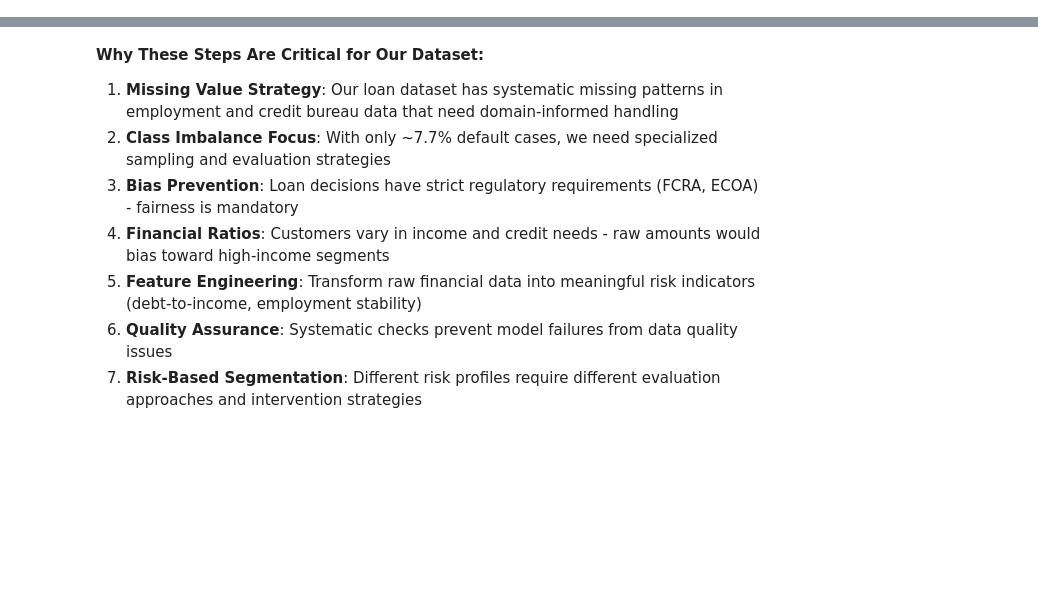
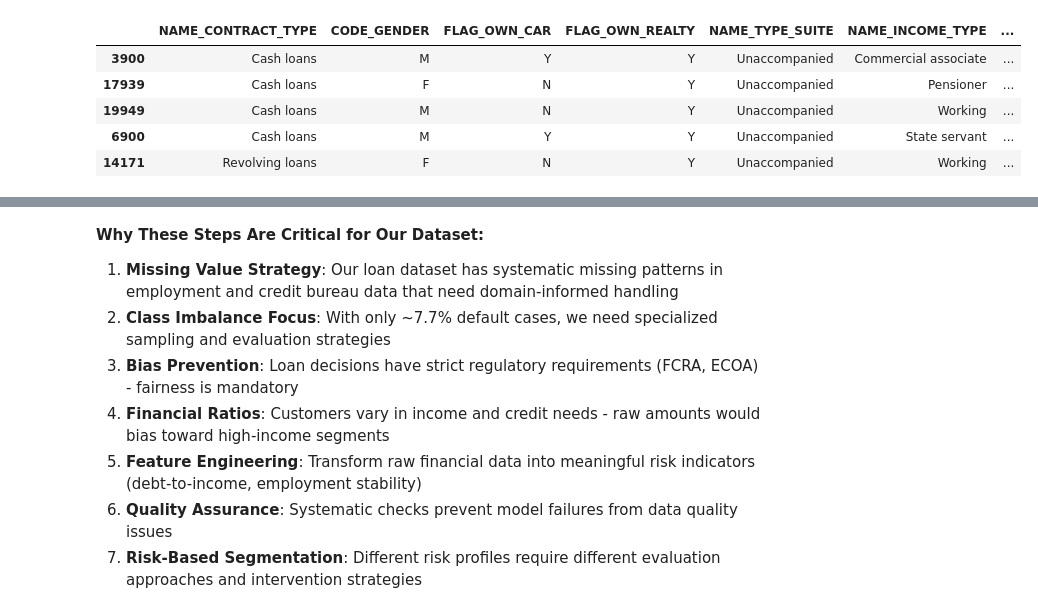
Before and after one commit to kisyular/case_study, a Jupyter notebook: Assignment2_Analysis.ipynb, the cells around one changed output, grey strips where cells are left out. Cells and saved outputs as stored; diff of their text form; code cells hidden in the pictures; blank space fills up the shorter version.

```diff
--- a/Assignment2_Analysis.ipynb
+++ b/Assignment2_Analysis.ipynb
@@ -699,0 +271,21 @@ plt.show()
+# %%
+# Optional date handling: if any *_DATE fields exist, create _DAYS_AGO
+date_like = [c for c in work.columns if 'DATE' in c.upper()]
+for c in date_like:
+    try:
+        work[c] = pd.to_datetime(work[c], errors='coerce')
+        ref = work[c].max()
+        work[f'{c}_DAYS_AGO'] = (ref - work[c]).dt.days
+    except Exception:
+        pass
+# %%
+# Identify column types
+cat_cols = work.select_dtypes(include=['object', 'category']).columns.tolist()
+num_cols = work.select_dtypes(include=['number']).columns.tolist()
+
+# Do not include the target among features
+TARGET = 'TARGET'
+if TARGET in cat_cols:
+    cat_cols.remove(TARGET)
+if TARGET in num_cols:
+    num_cols.remove(TARGET)
@@ -699,0 +357,10 @@ plt.show()
+# %%
+# see sample values
+df[cat_cols].sample(5)
+# %% [output]
+|  | NAME_CONTRACT_TYPE | CODE_GENDER | FLAG_OWN_CAR | FLAG_OWN_REALTY | NAME_TYPE_SUITE | NAME_INCOME_TYPE | ... |
+| 3900 | Cash loans | M | Y | Y | Unaccompanied | Commercial associate | ... |
+| 17939 | Cash loans | F | N | Y | Unaccompanied | Pensioner | ... |
+| 19949 | Cash loans | M | N | Y | Unaccompanied | Working | ... |
+| 6900 | Cash loans | M | Y | Y | Unaccompanied | State servant | ... |
+| 14171 | Revolving loans | F | N | Y | Unaccompanied | Working | ... |
```
Also changed, not shown: parts of 75 cells of this notebook, 8 other files.
